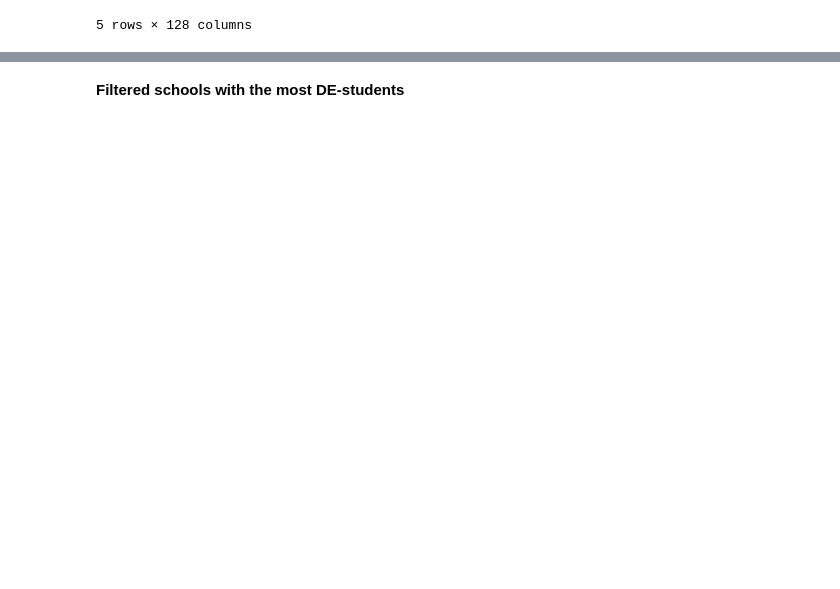
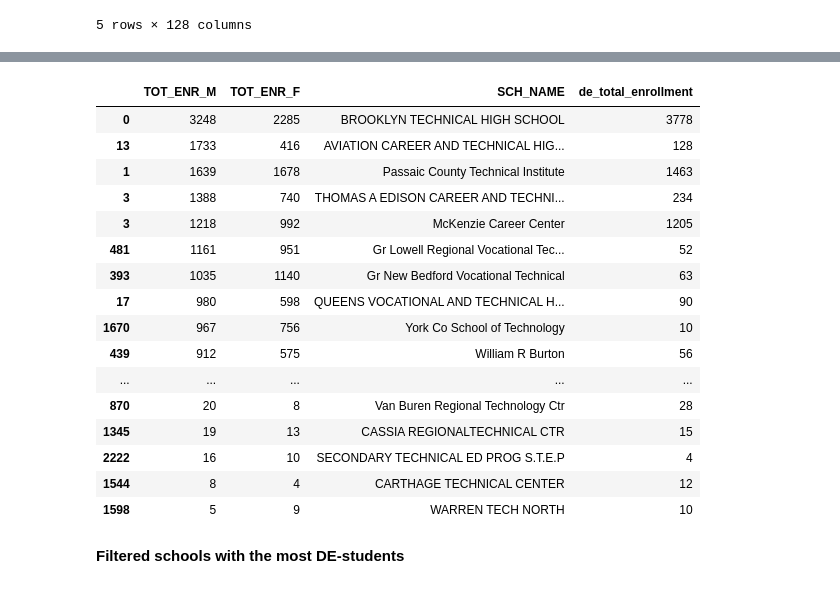
Before and after one commit to oconnoag/nacep_dual_enrollment_analysis, a Jupyter notebook: jupyter_notebooks/04_Filtered_Schools_Analysis.ipynb, the cells around one changed output, grey strips where cells are left out. Drawn from its saved outputs; the diff is of its cells as text; code cells hidden in the pictures; blank space fills up the shorter version.

```diff
--- a/jupyter_notebooks/04_Filtered_Schools_Analysis.ipynb
+++ b/jupyter_notebooks/04_Filtered_Schools_Analysis.ipynb
@@ -410,3 +418,24 @@ vocational_schools.head()
+# %%
+with pd.option_context('display.max_rows', 212):
+    display(vocational_schools[['TOT_ENR_M', 'TOT_ENR_F', 'SCH_NAME', 'de_total_enrollment']].sort_values('TOT_ENR_M', ascending = False))
+# %% [output]
+|  | TOT_ENR_M | TOT_ENR_F | SCH_NAME | de_total_enrollment |
+| 0 | 3248 | 2285 | BROOKLYN TECHNICAL HIGH SCHOOL | 3778 |
+| 13 | 1733 | 416 | AVIATION CAREER AND TECHNICAL HIG... | 128 |
+| 1 | 1639 | 1678 | Passaic County Technical Institute | 1463 |
+| 3 | 1388 | 740 | THOMAS A EDISON CAREER AND TECHNI... | 234 |
+| 3 | 1218 | 992 | McKenzie Career Center | 1205 |
+| 481 | 1161 | 951 | Gr Lowell Regional Vocational Tec... | 52 |
+| 393 | 1035 | 1140 | Gr New Bedford Vocational Technical | 63 |
+| 17 | 980 | 598 | QUEENS VOCATIONAL AND TECHNICAL H... | 90 |
+| 1670 | 967 | 756 | York Co School of Technology | 10 |
+| 439 | 912 | 575 | William R Burton | 56 |
+| ... | ... | ... | ... | ... |
+| 870 | 20 | 8 | Van Buren Regional Technology Ctr | 28 |
+| 1345 | 19 | 13 | CASSIA REGIONALTECHNICAL CTR | 15 |
+| 2222 | 16 | 10 | SECONDARY TECHNICAL ED PROG S.T.E.P | 4 |
+| 1544 | 8 | 4 | CARTHAGE TECHNICAL CENTER | 12 |
+| 1598 | 5 | 9 | WARREN TECH NORTH | 10 |
 # %% [markdown]
 **Filtered schools with the most DE-students**
 # %%
```
Also changed, not shown: parts of 3 cells of this notebook, 2 other files.
